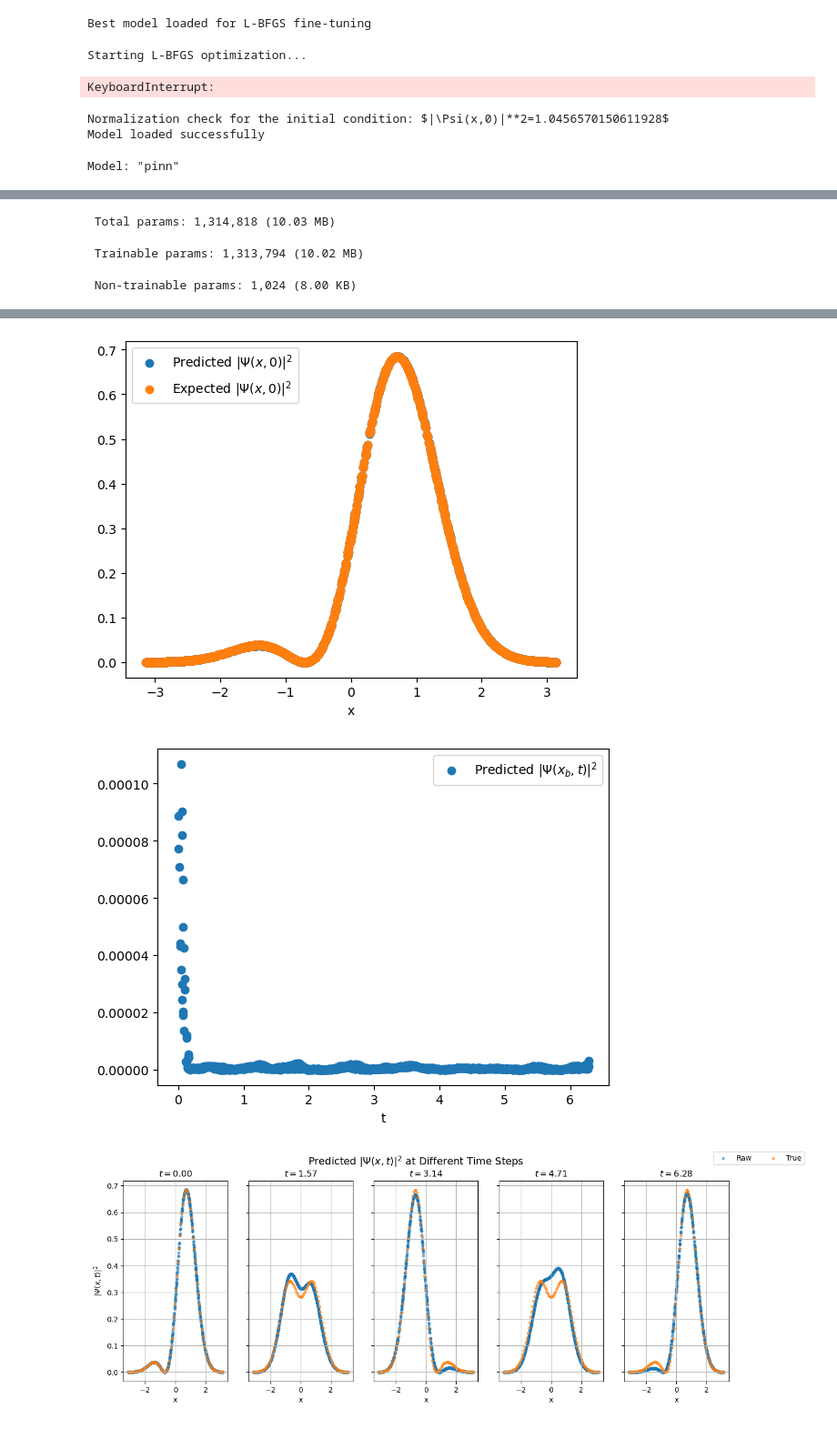
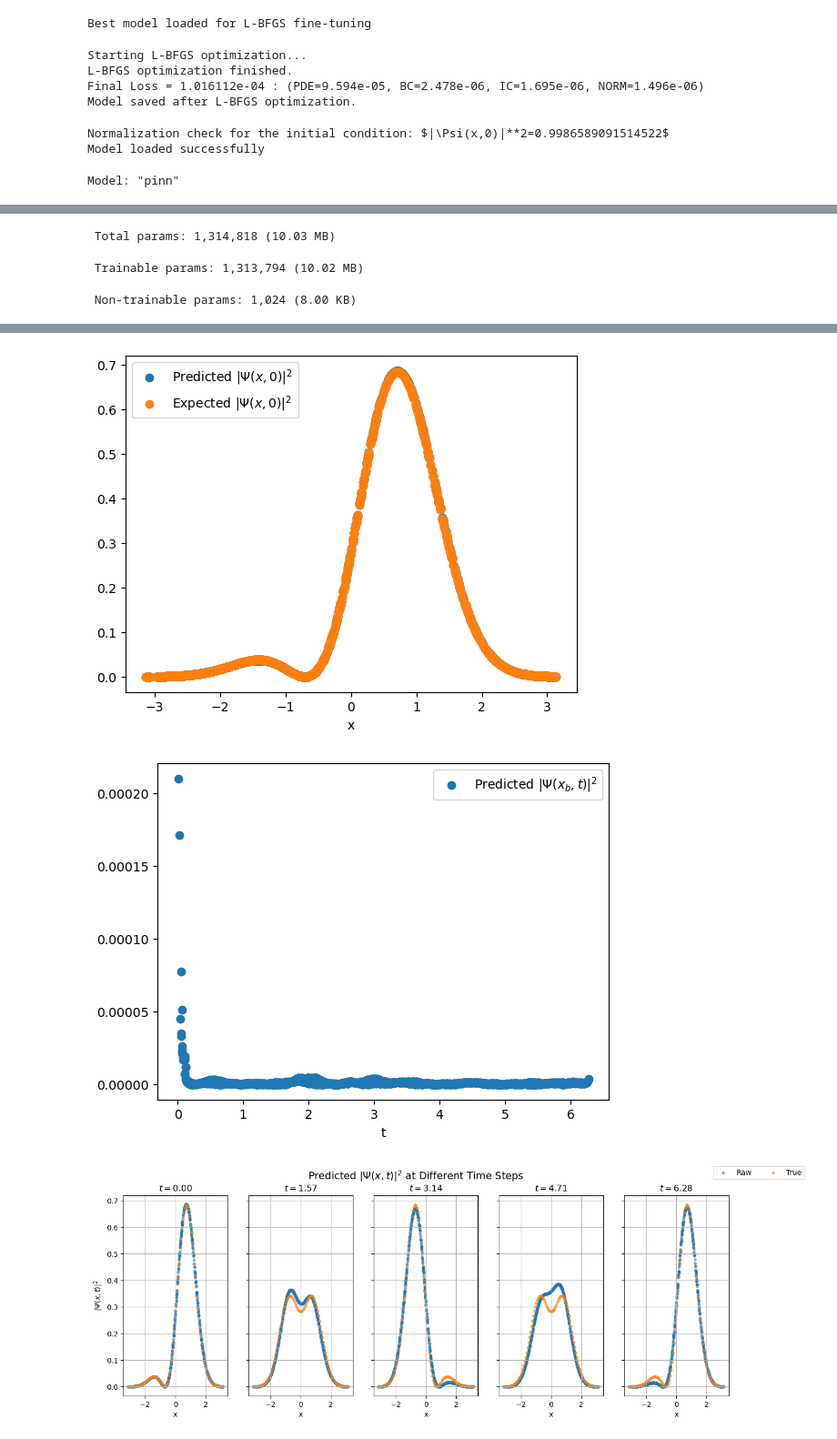
Before and after one commit to mrdchua/PINN-TDSE, a Jupyter notebook: TDSE-PHYS299/pinn-tdse-w1-lfbgs.ipynb, the cells around one changed output, grey strips where cells are left out. Shown at 91% size. Drawn from its saved outputs; the diff is of its cells as text; code cells hidden in the pictures.

```diff
--- a/TDSE-PHYS299/pinn-tdse-w1-lfbgs.ipynb
+++ b/TDSE-PHYS299/pinn-tdse-w1-lfbgs.ipynb
@@ -319,11 +313,13 @@ print("L-BFGS optimization finished.")
 final_loss, (lf, lb, li, ln) = loss_fn(pinn, (x_f, t_f), (x_bs, t_bs), (x_is, t_is, psi_i), (x_ns, 10))
 print(f"Final Loss = {final_loss.numpy():.6e} : (PDE={lf.numpy():.3e}, BC={lb.numpy():.3e}, IC={li.numpy():.3e}, NORM={ln.numpy():.3e})")
 
-pinn.save("best_model_w1_lbf.keras")
+pinn.save("best_model_w1_lbf_2.keras")
 print("Model saved after L-BFGS optimization.")
 # %% [output]
 Starting L-BFGS optimization...
+L-BFGS optimization finished.
+Final Loss = 1.016112e-04 : (PDE=9.594e-05, BC=2.478e-06, IC=1.695e-06, NORM=1.496e-06)
+Model saved after L-BFGS optimization.
-KeyboardInterrupt:
 # %%
 import tensorflow as tf
 import numpy as np
@@ -463,7 +459,7 @@ class PINN(tf.keras.Model):
         return cls(**config)
 
 # Load the model
-loaded_model = tf.keras.models.load_model('best_model_w1_lfb.keras', custom_objects={'PINN': PINN})
+loaded_model = tf.keras.models.load_model('best_model_w1_lbf_2.keras', custom_objects={'PINN': PINN})
 print("Model loaded successfully")
 
 loaded_model.summary()
@@ -532,7 +528,7 @@ plt.xlabel('t')
 plt.legend()
 plt.show()
 # %% [output]
-Normalization check for the initial condition: $|\Psi(x,0)|**2=1.0456570150611928$
+Normalization check for the initial condition: $|\Psi(x,0)|**2=0.9986589091514522$
 Model loaded successfully
 Model: "pinn"
 ┏━━━━━━━━━━━━━━━━━━━━━━━━━━━━━━━━━┳━━━━━━━━━━━━━━━━━━━━━━━━┳━━━━━━━━━━━━━━━┓
@@ -553,10 +549,10 @@ Model: "pinn"
 └─────────────────────────────────┴────────────────────────┴───────────────┘
  Total params: 1,314,818 (10.03 MB)
  Trainable params: 1,313,794 (10.02 MB)
  Non-trainable params: 1,024 (8.00 KB)
 [figure]
-[figure, old version]
+[figure, new version]
-[figure, old version]
+[figure, new version]
 # %%
 x_true = np.linspace(x_min, x_max, 100)
 
```
Also changed, not shown: parts of 2 cells of this notebook.
